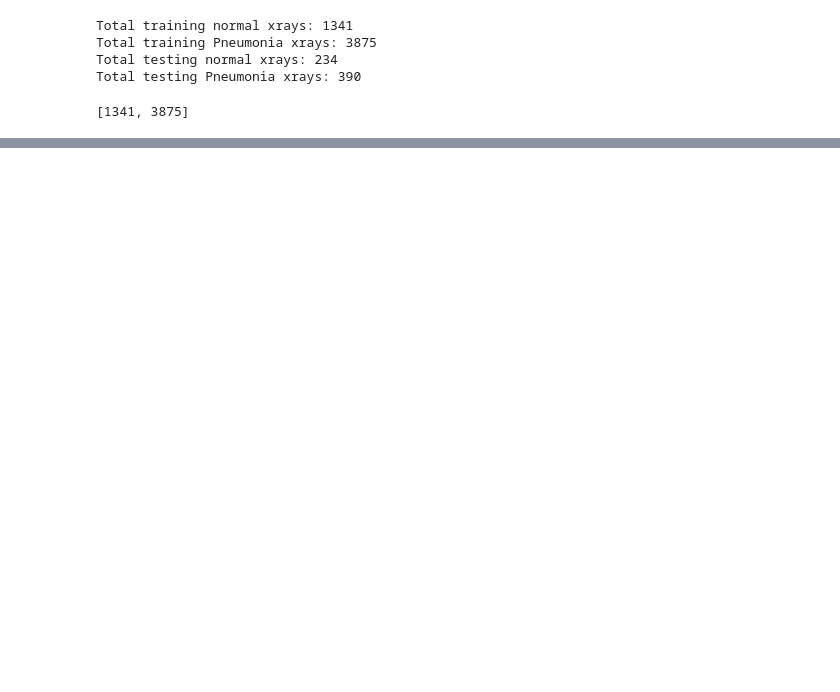
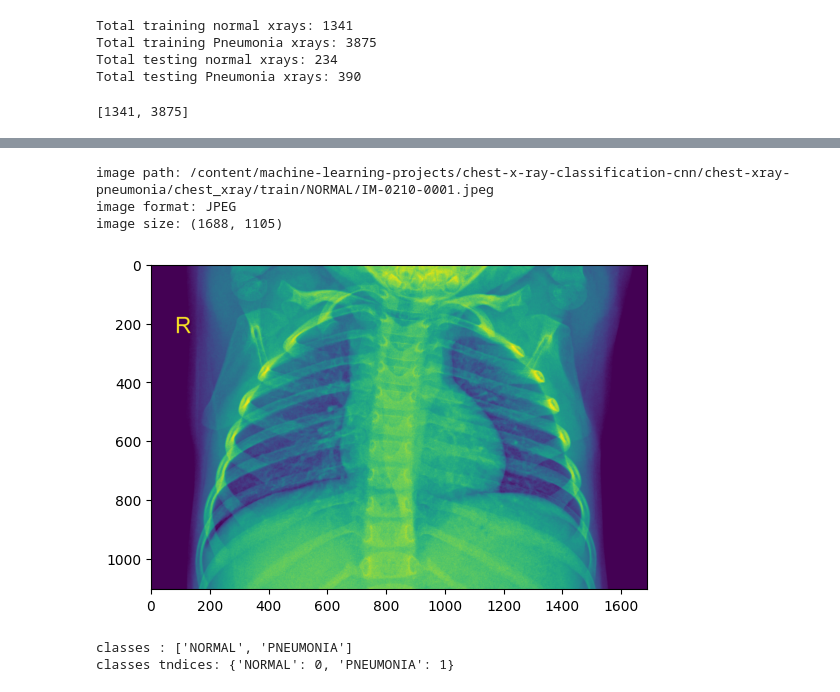
Before and after one commit to Ebenezeragyemang10/machine-learning-projects, a Jupyter notebook: chest-x-ray-classification-cnn/xrayclassifier.ipynb, the cells around one changed output, grey strips where cells are left out. Drawn from its saved outputs; the diff is of its cells as text; code cells hidden in the pictures; blank space fills up the shorter version.

```diff
--- a/chest-x-ray-classification-cnn/xrayclassifier.ipynb
+++ b/chest-x-ray-classification-cnn/xrayclassifier.ipynb
@@ -102,2 +119,15 @@ for i in range(1, nrows*ncols+1):
+# %%
+random_normal_xray = random.choice(normal_train)
+image_path = f'{train_dir}/NORMAL/{random_normal_xray}'
+img = Image.open(image_path)
+plt.imshow(img)
+print("image path:", image_path)
+print("image format:", img.format)
+print("image size:", img.size)
+# %% [output]
+image path: /content/machine-learning-projects/chest-x-ray-classification-cnn/chest-xray-pneumonia/chest_xray/train/NORMAL/IM-0210-0001.jpeg
+image format: JPEG
+image size: (1688, 1105)
+[figure, added]
 # %%
 train_transforms = transforms.Compose([
@@ -109,0 +154,6 @@ train_transforms = transforms.Compose([
+# %%
+print(f'classes : { train_dataset.classes}')
+print(f'classes tndices: { train_dataset.class_to_idx}')
+# %% [output]
+classes : ['NORMAL', 'PNEUMONIA']
+classes tndices: {'NORMAL': 0, 'PNEUMONIA': 1}
```
Also changed, not shown: parts of 8 cells of this notebook.
